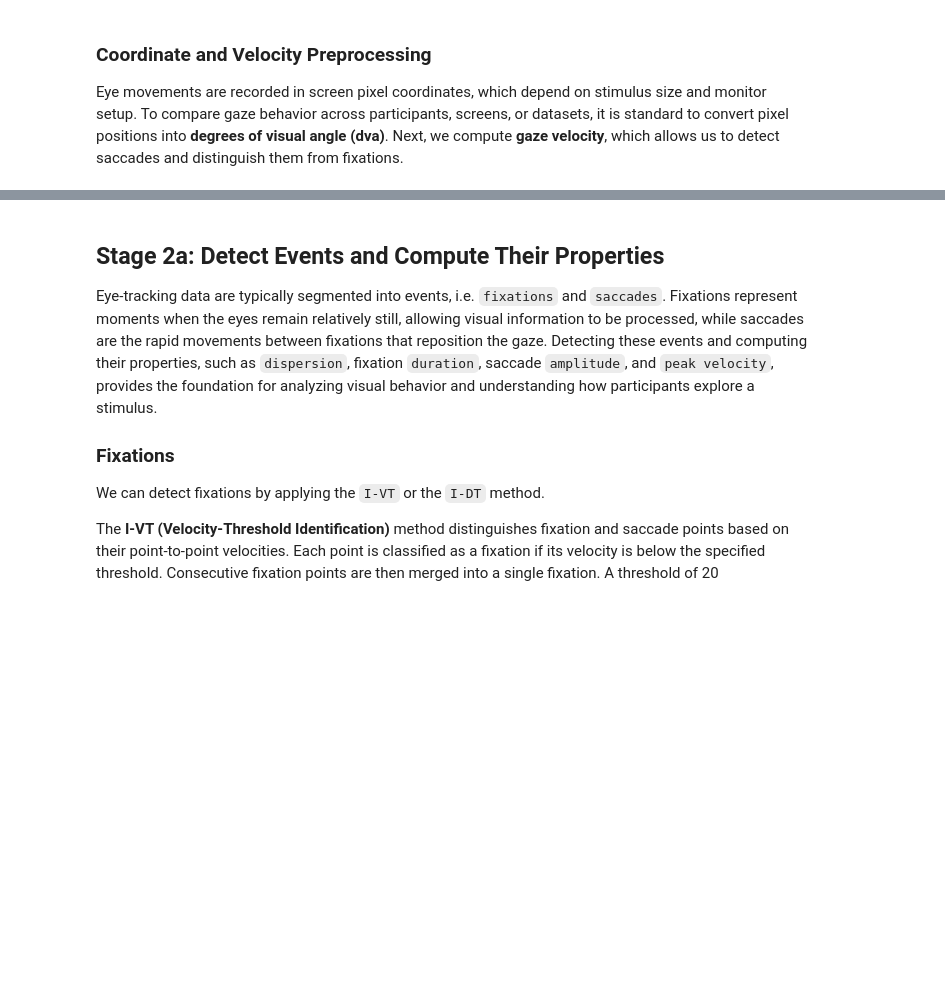
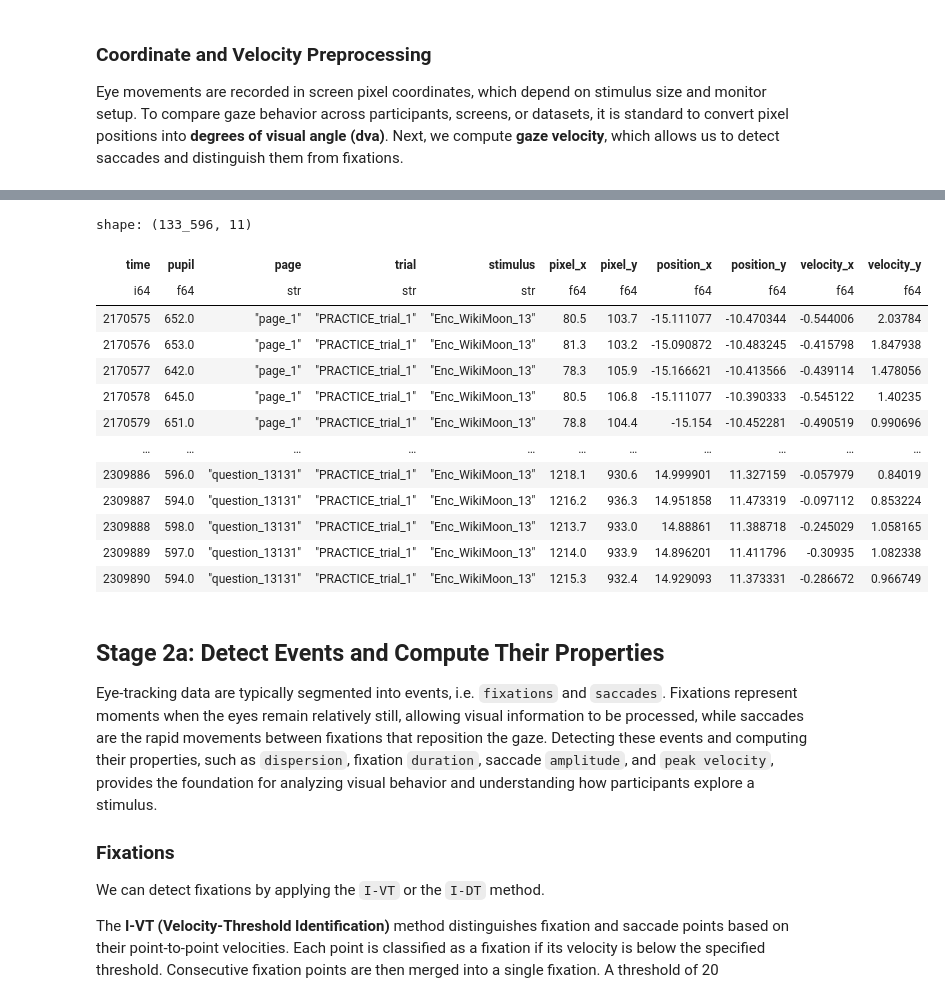
Before and after one commit to MultiplEYE-COST/multipleye-preprocessing, a Jupyter notebook: development.ipynb, the cells around one changed output, grey strips where cells are left out. Cells and saved outputs as stored; diff of their text form; code cells hidden in the pictures; blank space fills up the shorter version.

```diff
--- a/development.ipynb
+++ b/development.ipynb
@@ -257,0 +414,27 @@ gaze.samples.head()
+# %%
+new_data = gaze.clone()
+# %%
+trials = new_data.split(by="trial", as_dict=False)
+# %%
+trial = trials[0]
+# %%
+with contextlib.suppress(Warning):
+    trial.unnest()
+df = trial.samples
+# %%
+df
+# %% [output]
+shape: (133_596, 11)
+| time | pupil | page | trial | stimulus | pixel_x | pixel_y | position_x | position_y | velocity_x | velocity_y |
+| i64 | f64 | str | str | str | f64 | f64 | f64 | f64 | f64 | f64 |
+| 2170575 | 652.0 | "page_1" | "PRACTICE_trial_1" | "Enc_WikiMoon_13" | 80.5 | 103.7 | -15.111077 | -10.470344 | -0.544006 | 2.03784 |
+| 2170576 | 653.0 | "page_1" | "PRACTICE_trial_1" | "Enc_WikiMoon_13" | 81.3 | 103.2 | -15.090872 | -10.483245 | -0.415798 | 1.847938 |
+| 2170577 | 642.0 | "page_1" | "PRACTICE_trial_1" | "Enc_WikiMoon_13" | 78.3 | 105.9 | -15.166621 | -10.413566 | -0.439114 | 1.478056 |
+| 2170578 | 645.0 | "page_1" | "PRACTICE_trial_1" | "Enc_WikiMoon_13" | 80.5 | 106.8 | -15.111077 | -10.390333 | -0.545122 | 1.40235 |
+| 2170579 | 651.0 | "page_1" | "PRACTICE_trial_1" | "Enc_WikiMoon_13" | 78.8 | 104.4 | -15.154 | -10.452281 | -0.490519 | 0.990696 |
+| … | … | … | … | … | … | … | … | … | … | … |
+| 2309886 | 596.0 | "question_13131" | "PRACTICE_trial_1" | "Enc_WikiMoon_13" | 1218.1 | 930.6 | 14.999901 | 11.327159 | -0.057979 | 0.84019 |
+| 2309887 | 594.0 | "question_13131" | "PRACTICE_trial_1" | "Enc_WikiMoon_13" | 1216.2 | 936.3 | 14.951858 | 11.473319 | -0.097112 | 0.853224 |
+| 2309888 | 598.0 | "question_13131" | "PRACTICE_trial_1" | "Enc_WikiMoon_13" | 1213.7 | 933.0 | 14.88861 | 11.388718 | -0.245029 | 1.058165 |
+| 2309889 | 597.0 | "question_13131" | "PRACTICE_trial_1" | "Enc_WikiMoon_13" | 1214.0 | 933.9 | 14.896201 | 11.411796 | -0.30935 | 1.082338 |
+| 2309890 | 594.0 | "question_13131" | "PRACTICE_trial_1" | "Enc_WikiMoon_13" | 1215.3 | 932.4 | 14.929093 | 11.373331 | -0.286672 | 0.966749 |
```
Also changed, not shown: parts of 21 cells of this notebook, 2 other files.
